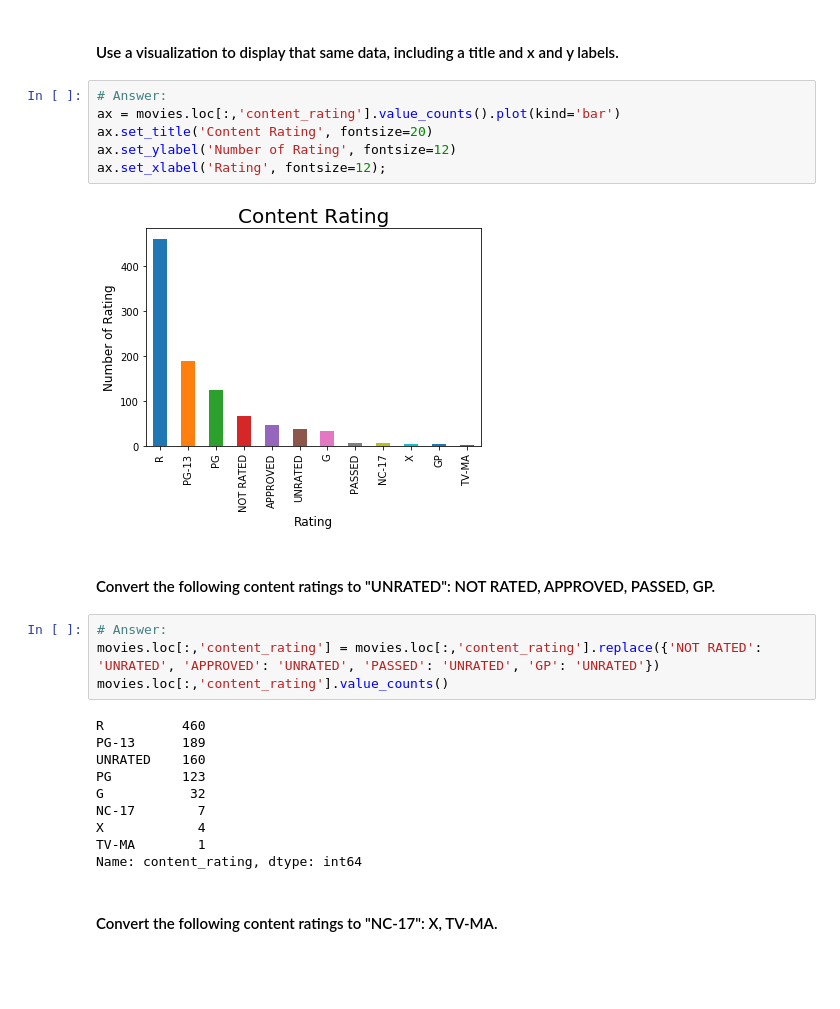
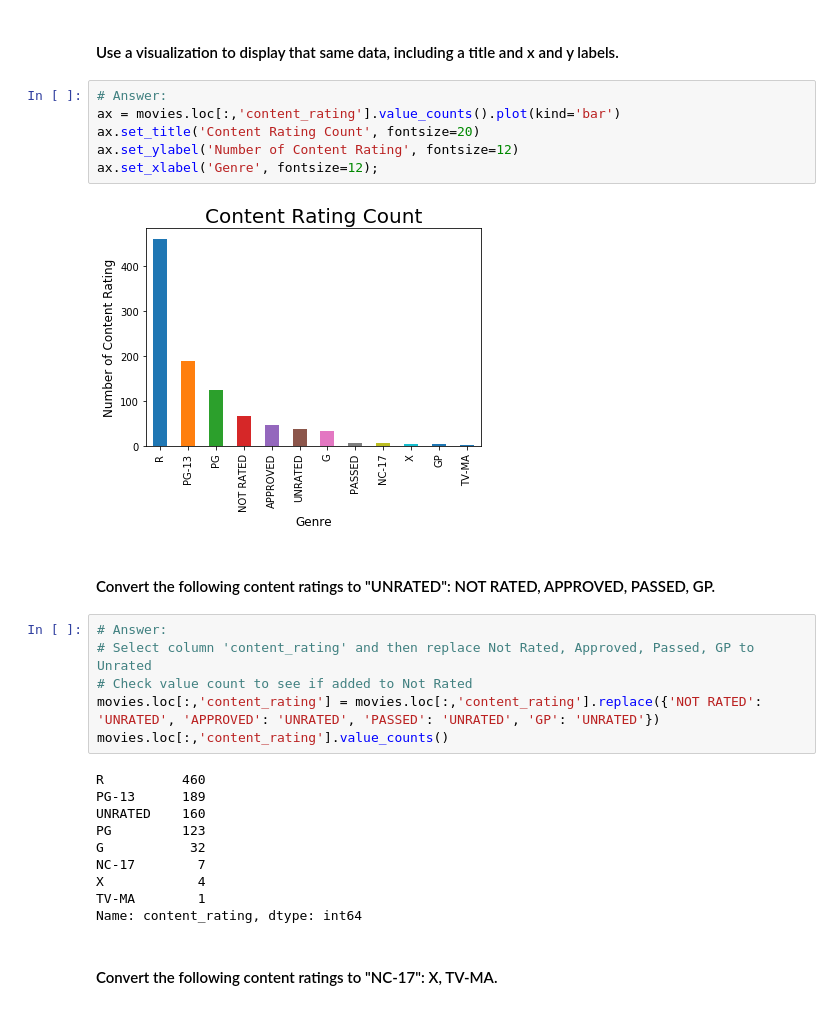
Before and after one commit to Annah998936/Data_Science_GA, a Jupyter notebook: imdb.ipynb, the cells around one changed output. Drawn from its saved outputs; the diff is of its cells as text; blank space fills up the shorter version.

```diff
--- a/imdb.ipynb
+++ b/imdb.ipynb
@@ -133,15 +124,17 @@ Name: content_rating, dtype: int64
 # %%
 # Answer:
 ax = movies.loc[:,'content_rating'].value_counts().plot(kind='bar')
-ax.set_title('Content Rating', fontsize=20)
-ax.set_ylabel('Number of Rating', fontsize=12)
-ax.set_xlabel('Rating', fontsize=12);
+ax.set_title('Content Rating Count', fontsize=20)
+ax.set_ylabel('Number of Content Rating', fontsize=12)
+ax.set_xlabel('Genre', fontsize=12);
 # %% [output]
-[figure, old version]
+[figure, new version]
 # %% [markdown]
 #### Convert the following content ratings to "UNRATED": NOT RATED, APPROVED, PASSED, GP.
 # %%
 # Answer:
+# Select column 'content_rating' and then replace Not Rated, Approved, Passed, GP to Unrated
+# Check value count to see if added to Not Rated
 movies.loc[:,'content_rating'] = movies.loc[:,'content_rating'].replace({'NOT RATED': 'UNRATED', 'APPROVED': 'UNRATED', 'PASSED': 'UNRATED', 'GP': 'UNRATED'})
 movies.loc[:,'content_rating'].value_counts()
 # %% [output]
```
Also changed, not shown: parts of 18 cells of this notebook.
